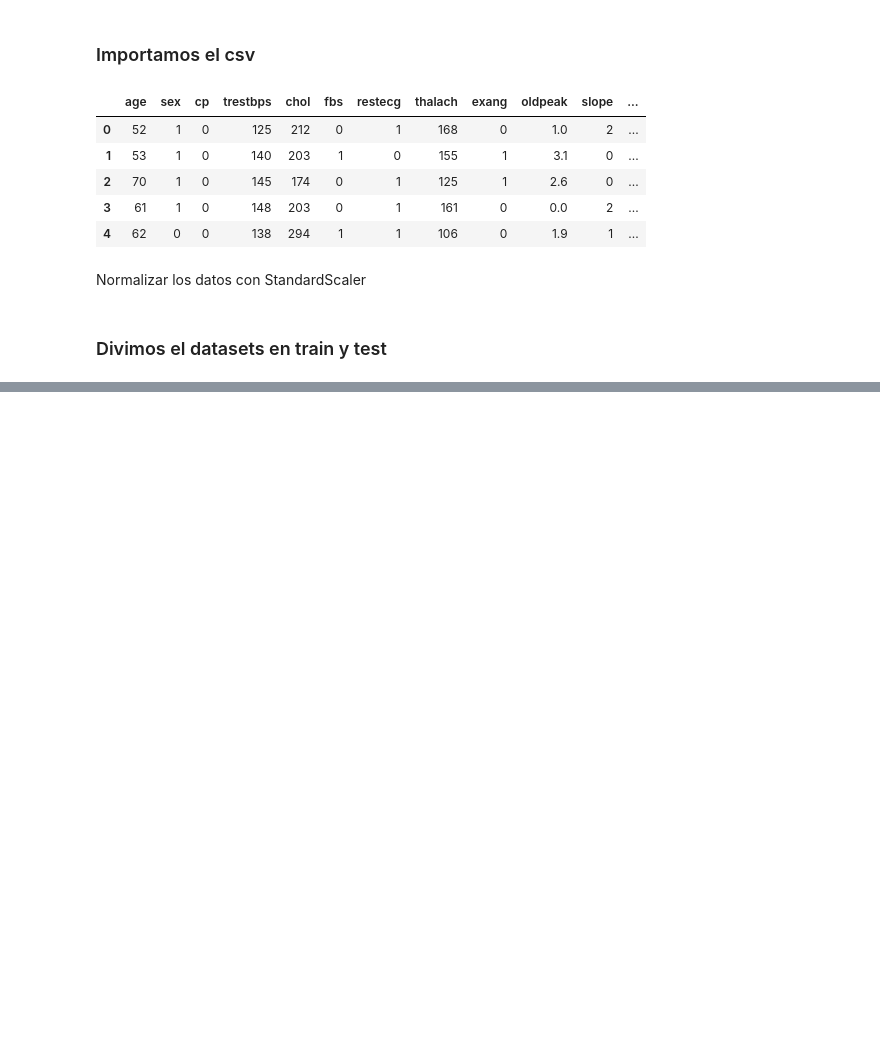
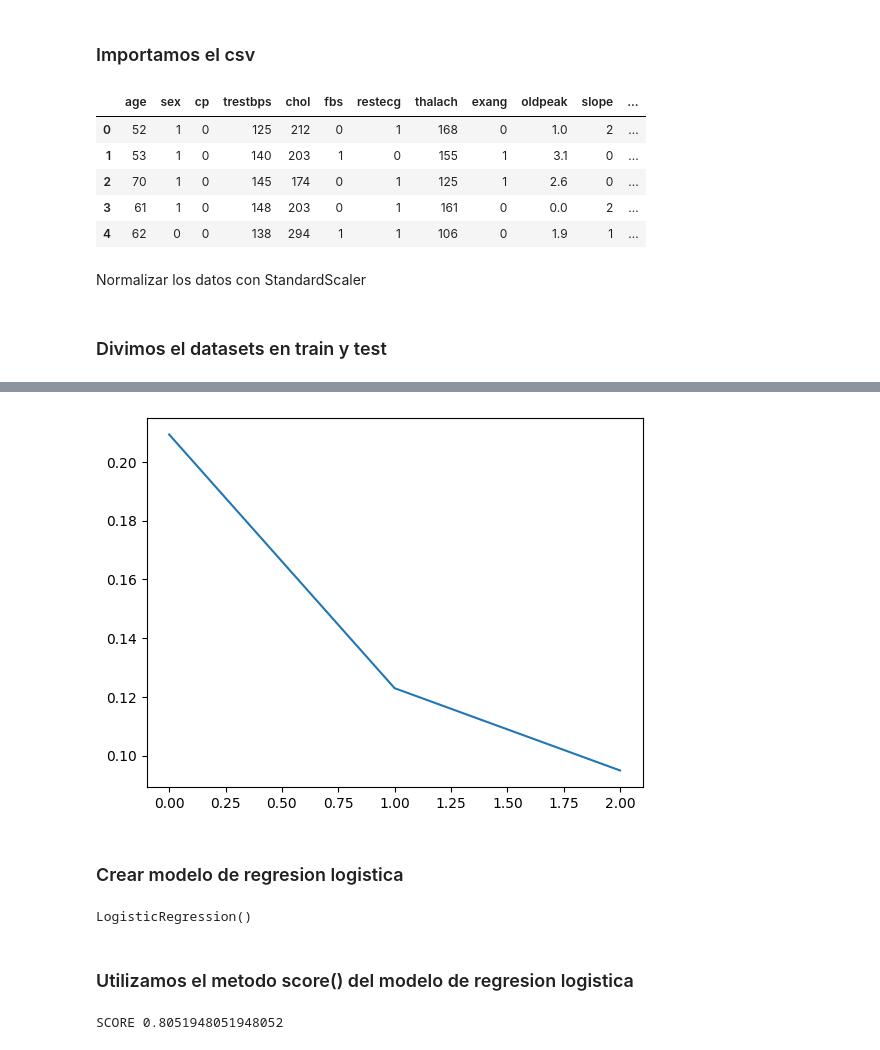
Before and after one commit to gabykap29/curso_platzy_ml, a Jupyter notebook: introduccion_pca/main.ipynb, the cells around one changed output, grey strips where cells are left out. Cells and saved outputs as stored; diff of their text form; code cells hidden in the pictures; blank space fills up the shorter version.

```diff
--- a/introduccion_pca/main.ipynb
+++ b/introduccion_pca/main.ipynb
@@ -46,0 +49,8 @@ X_train, X_test, Y_train, Y_test = train_test_split(df_features, Y, test_size=0.
+# %%
+### APLICAMOS EL ALGORITMO PCA
+
+pca = PCA(n_components=3)
+pca.fit(X_train)
+### aplicamos para verificar la diferencia, incremental pca
+ipca = IncrementalPCA(n_components=3, batch_size=10)
+ipca.fit(X_train)
@@ -46,0 +70,10 @@ X_train, X_test, Y_train, Y_test = train_test_split(df_features, Y, test_size=0.
+# %%
+# utilizamos range junto con la funcion len sobre pca.explainer_variance para graficar
+plt.plot(range(len(pca.explained_variance_)), pca.explained_variance_ratio_)
+
+plt.show()
+#Esta grafica muestra la varianza de cada columna
+# %% [output]
+[figure, added]
+# %% [markdown]
+### Crear modelo de regresion logistica
@@ -46,0 +85,10 @@ X_train, X_test, Y_train, Y_test = train_test_split(df_features, Y, test_size=0.
+# %%
+logictic.fit(X_train, Y_train)
+# %% [output]
+LogisticRegression()
+# %% [markdown]
+### Utilizamos el metodo score() del modelo de regresion logistica
+# %%
+print("SCORE", logictic.score(X_test, Y_test))
+# %% [output]
+SCORE 0.8051948051948052
```
Also changed, not shown: parts of 4 cells of this notebook.
